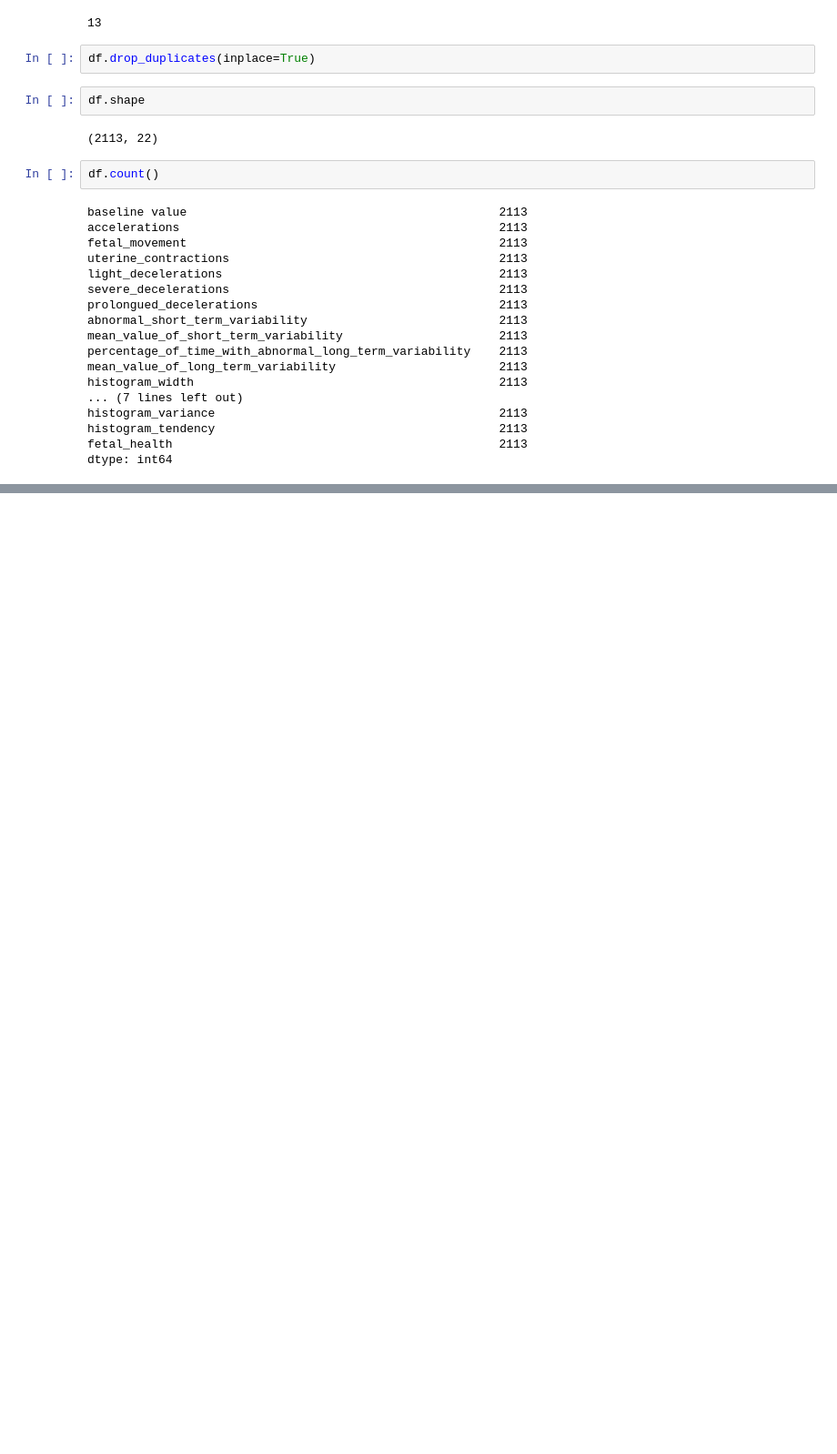
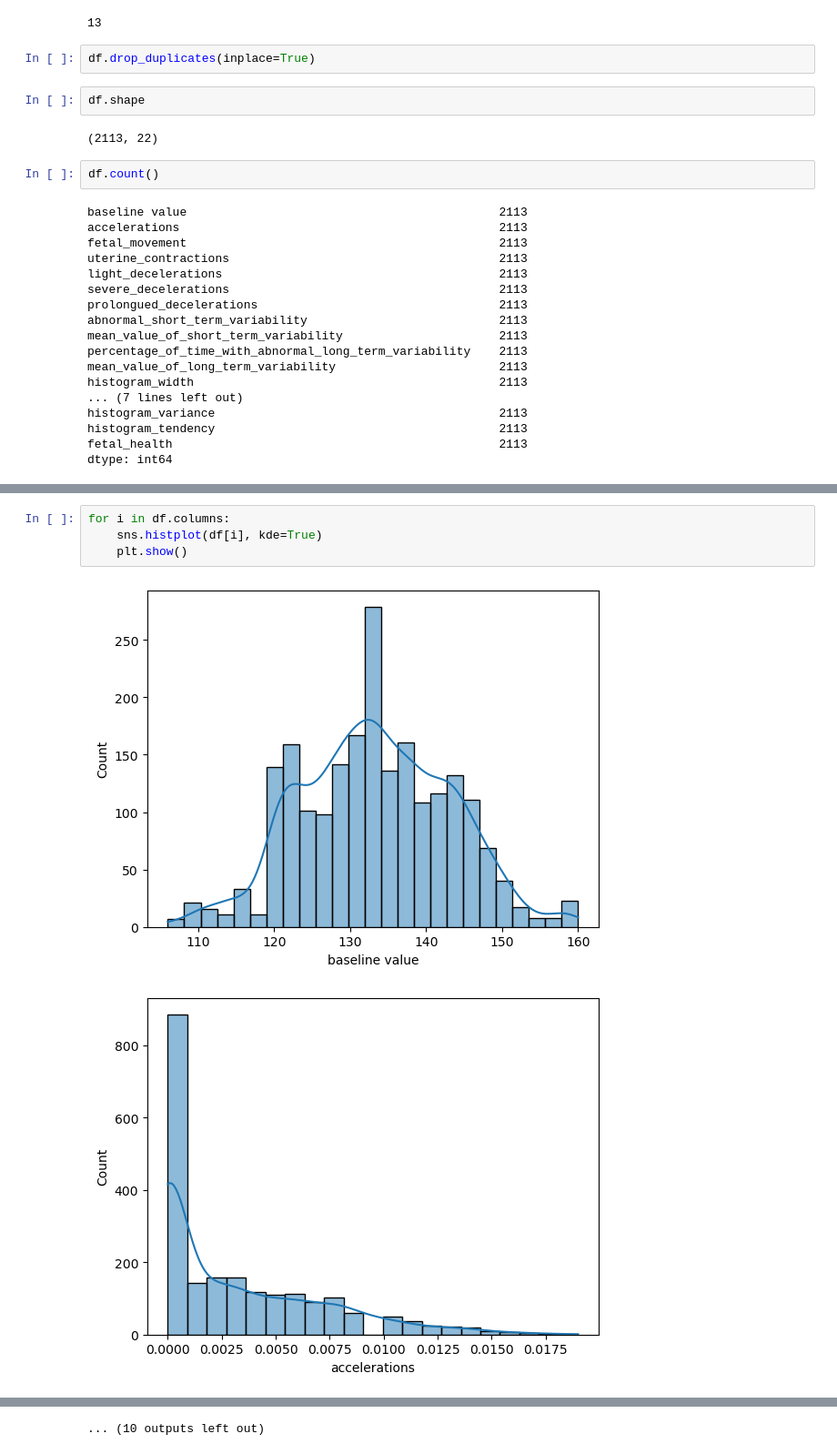
Before and after one commit to Constantin-Stamate/Pregnancy_Health_Assistant, a Jupyter notebook: models/gradient_boosting.ipynb, the cells around one changed output, grey strips where cells are left out. Shown at 91% size. Saved outputs shown, nothing was run; the diff lists cells and outputs as text; blank space fills up the shorter version.

```diff
--- a/models/gradient_boosting.ipynb
+++ b/models/gradient_boosting.ipynb
@@ -162,0 +170,7 @@ dtype: int64
+# %%
+for i in df.columns:
+    sns.histplot(df[i], kde=True)
+    plt.show()
+# %% [output]
+[figure, added]
+[figure, added]
@@ -162,0 +187 @@ dtype: int64
+... (10 outputs left out)
```
Also changed, not shown: parts of 4 cells of this notebook.
